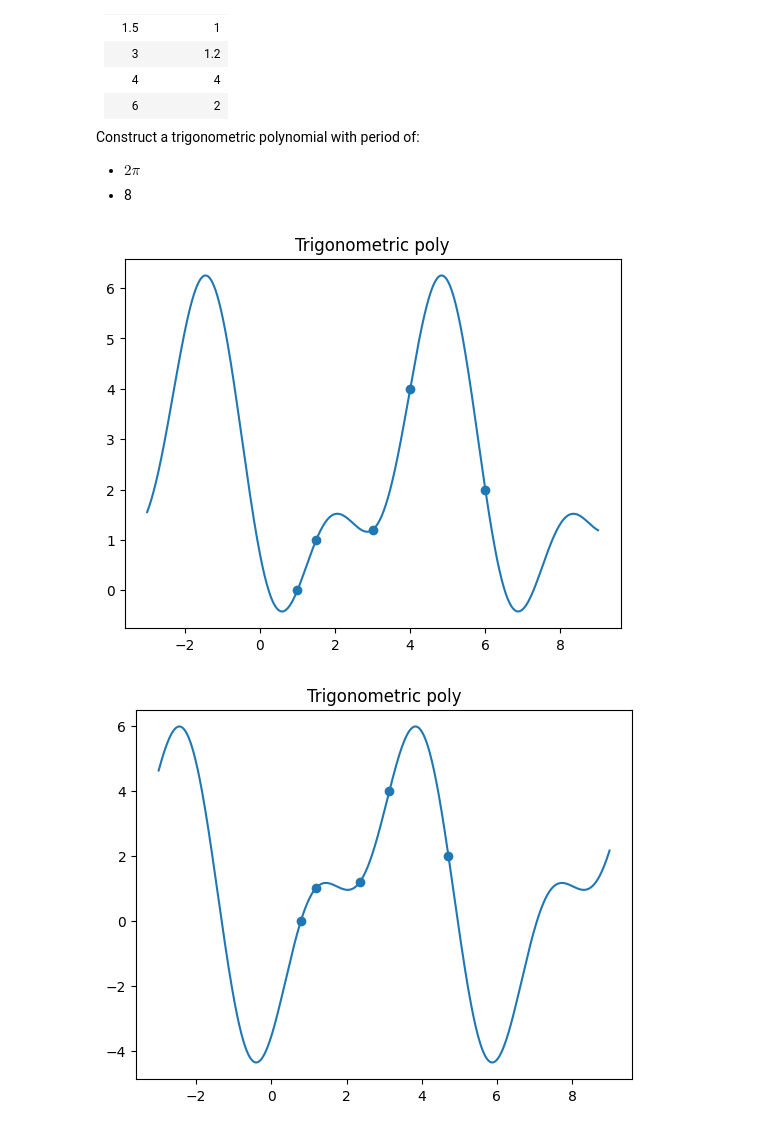
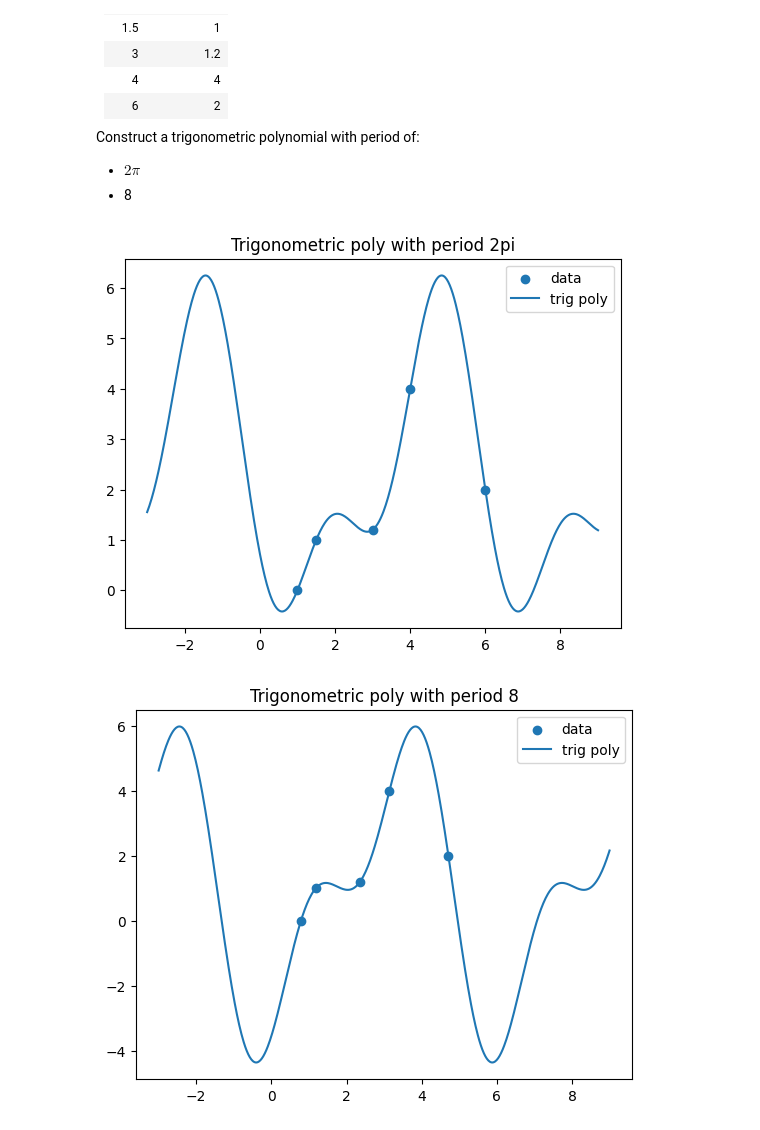
Before and after one commit to ivo3123/NumericalMethods, a Jupyter notebook: week05/task5.ipynb, the cells around one changed output. Cells and saved outputs as stored; diff of their text form; code cells hidden in the pictures.

Commit message:
added legend and other fixes

```diff
--- a/week05/task5.ipynb
+++ b/week05/task5.ipynb
@@ -21,13 +21,16 @@ from basis_poly import trig_poly, transform_nodes_from_period
 # %%
 nodes = np.array([1, 1.5, 3, 4, 6])
 values = np.array([0, 1, 1.2, 4, 2])
 
+x_axis = np.linspace(np.min(nodes) - 4, np.max(values) + 5, 600)
+
 plt.scatter(nodes, values)
 plt.plot(x_axis, trig_poly(nodes, values, x_axis))
-plt.title('Trigonometric poly')
+plt.title('Trigonometric poly with period 2pi')
+plt.legend(['data', 'trig poly'])
 plt.show()
 # %% [output]
-[figure, old version]
+[figure, new version]
 # %%
 nodes = np.array([1, 1.5, 3, 4, 6])
 values = np.array([0, 1, 1.2, 4, 2])
@@ -40,7 +43,8 @@ nodes = transform_nodes_from_period(nodes, period)
 
 plt.scatter(nodes, values)
 plt.plot(x_axis, trig_poly(nodes, values, x_axis))
-plt.title('Trigonometric poly')
+plt.title('Trigonometric poly with period 8')
+plt.legend(['data', 'trig poly'])
 plt.show()
 # %% [output]
-[figure, old version]
+[figure, new version]
```
